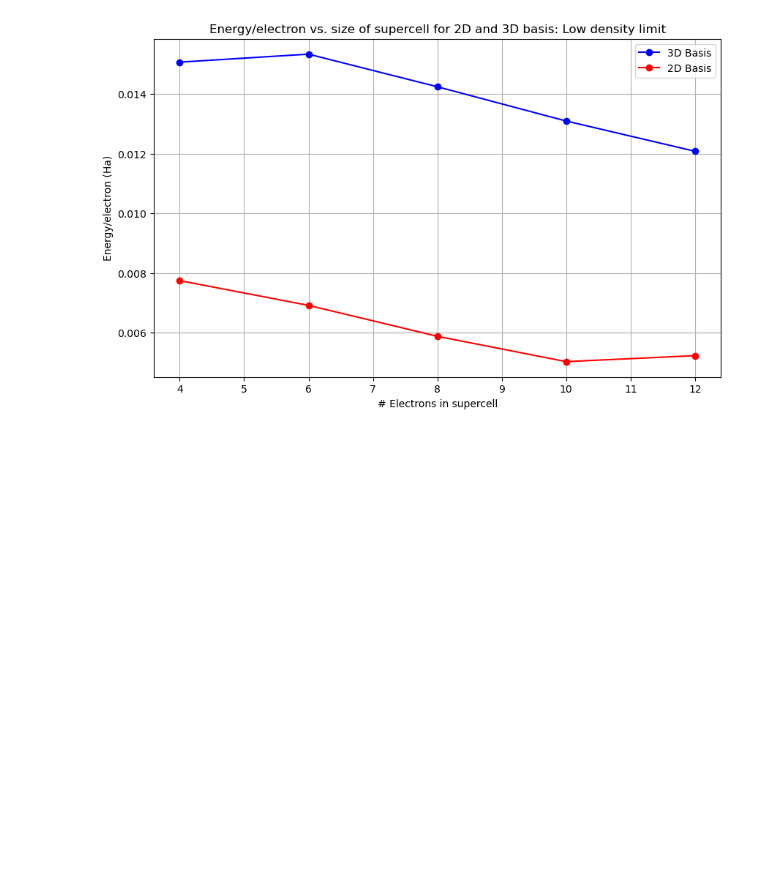
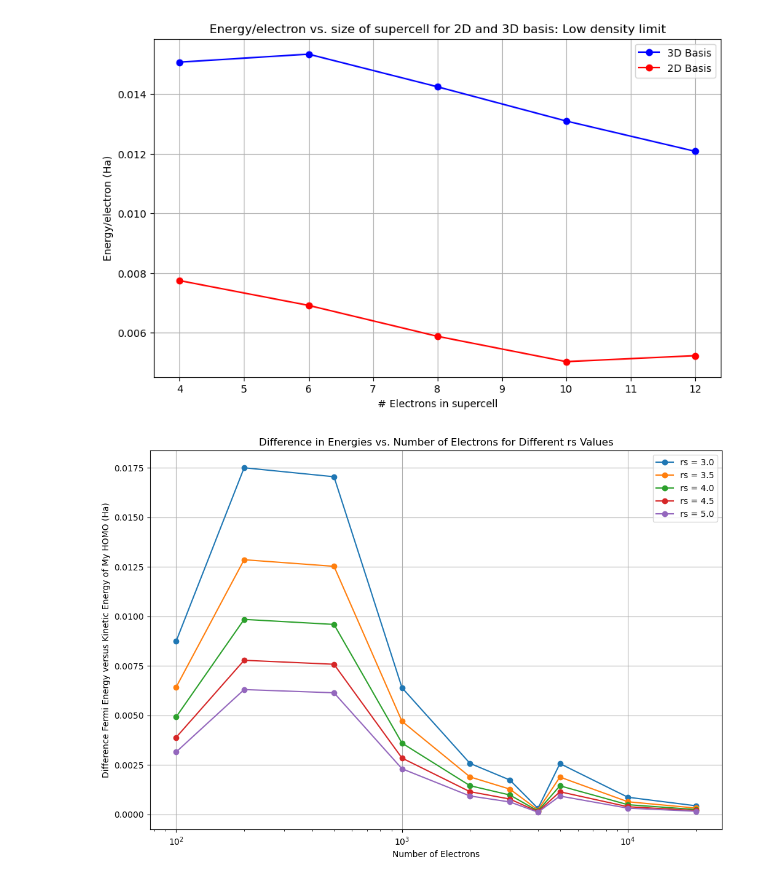
Before and after one commit to pkozlows/rotation_projects, a Jupyter notebook: hf_ueg/plt/scf.ipynb, the cells around one changed output. Cells and saved outputs as stored; diff of their text form; code cells hidden in the pictures; blank space fills up the shorter version.

```diff
--- a/hf_ueg/plt/scf.ipynb
+++ b/hf_ueg/plt/scf.ipynb
@@ -219,3 +219,40 @@ plt.grid(True)
 plt.show()
 # %% [output]
 [figure]
+# %%
+import matplotlib.pyplot as plt
+
+def read_data(filename):
+    data = {}
+    current_rs = None
+    with open(filename, 'r') as file:
+        for line in file:
+            if line.startswith("Starting rs ="):
+                current_rs = float(line.split('=')[1].strip())
+                data[current_rs] = {"nelec": [], "energy_diff": []}
+            elif line.startswith("Starting calculations for nelec ="):
+                nelec = int(line.split('=')[1].strip())
+            elif line.startswith("Difference between Fermi and HOMO energies:"):
+                energy_diff = float(line.split(':')[1].strip())
+                data[current_rs]["nelec"].append(nelec)
+                data[current_rs]["energy_diff"].append(energy_diff)
+    return data
+
+# Read data from the file
+data = read_data('affirm_me_comparison_results.txt')
+
+# Plotting
+plt.figure(figsize=(12, 8))
+
+for rs, values in data.items():
+    plt.plot(values["nelec"], values["energy_diff"], marker='o', label=f'rs = {rs}')
+
+plt.xlabel('Number of Electrons')
+plt.ylabel('Difference Fermi Energy versus Kinetic Energy of My HOMO (Ha)')
+plt.title('Difference in Energies vs. Number of Electrons for Different rs Values')
+plt.legend()
+plt.grid(True)
+plt.xscale('log')  # Use logarithmic scale if the data spans several orders of magnitude
+plt.show()
+# %% [output]
+[figure, added]
```
Also changed, not shown: 12 other files.
